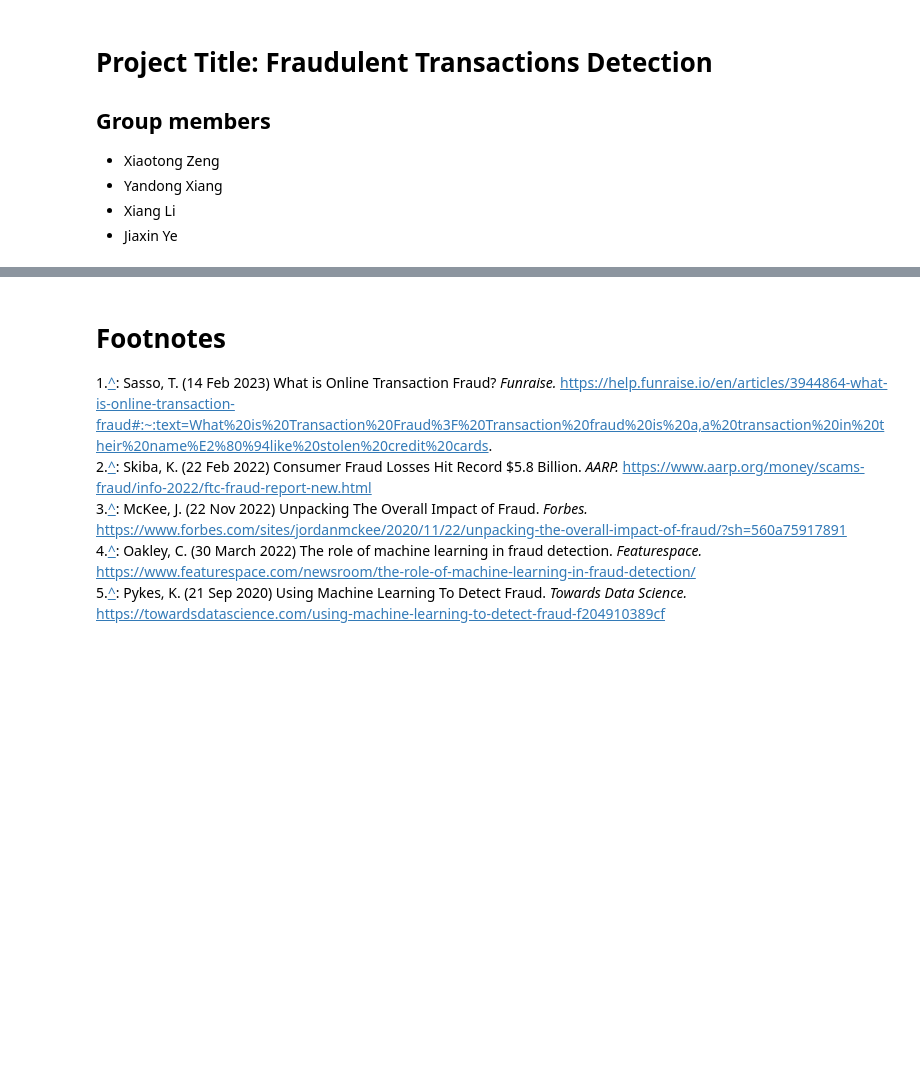
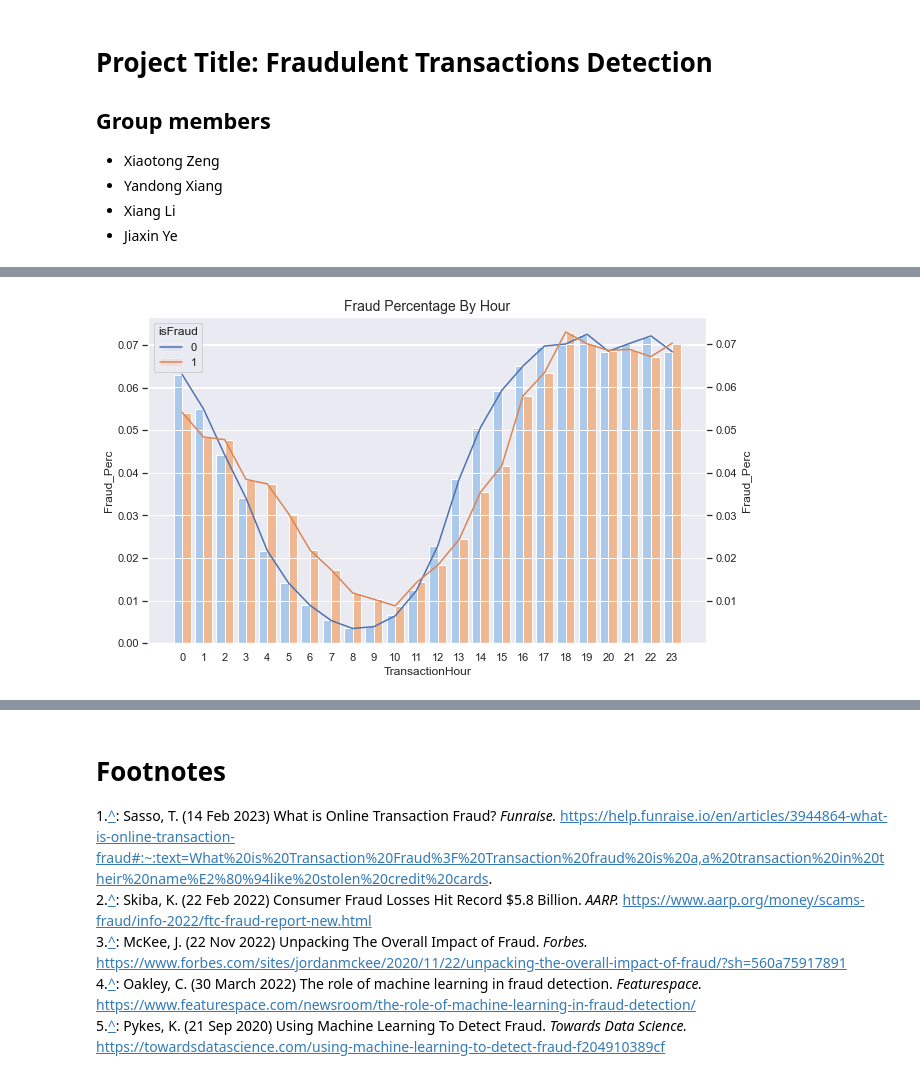
Before and after one commit to COGS118A/Group005-Wi23, a Jupyter notebook: FinalProjectGroup005-Wi23.ipynb, the cells around one changed output, grey strips where cells are left out. Cells and saved outputs as stored; diff of their text form; code cells hidden in the pictures; blank space fills up the shorter version.

```diff
--- a/FinalProjectGroup005-Wi23.ipynb
+++ b/FinalProjectGroup005-Wi23.ipynb
@@ -172,0 +81,7 @@ Reiterate your main point and in just a few sentences tell us how your results s
+# %%
+train_transaction_path = "data/train_transaction.csv"
+train_identity_path = "data/train_identity.csv"
+train_transaction = pd.read_csv(train_transaction_path)
+train_identity = pd.read_csv(train_identity_path)
+train_df = pd.merge(train_identity, train_transaction, on="TransactionID", how='right')
+print(train_df.shape)
@@ -172,0 +94,6 @@ Reiterate your main point and in just a few sentences tell us how your results s
+# %%
+train_is_fraud = train_df[train_df['isFraud']==1].sample(replace=False, n=len(train_df[train_df['isFraud']==1]))
+train_is_not_fraud = train_df[train_df['isFraud']==0].sample(replace=False, n=len(train_is_fraud))
+train_df = pd.concat([train_is_fraud, train_is_not_fraud])
+print(train_df.shape)
+train_df['isFraud'].value_counts()
@@ -172,0 +109,24 @@ Reiterate your main point and in just a few sentences tell us how your results s
+# %%
+#Transform TransactionDT into Hour, Day of Week
+def convert_hour(x):
+    return (x // (1 * 60 * 60)) % 24
+
+def convert_day_of_week(x):
+    return (x // (24 * 60 * 60)) % 7
+
+train_df['TransactionDT'] = train_df['TransactionDT'] - min(train_df['TransactionDT'])
+train_df['TransactionHour'] = train_df['TransactionDT'].apply(convert_hour)
+train_df['TransactionDayOfWeek'] = train_df['TransactionDT'].apply(convert_day_of_week)
+
+fraud_hour_perc = pd.DataFrame(train_df.groupby(['isFraud', 'TransactionHour'])['isFraud'].count()).rename(columns={"isFraud": "Fraud_Perc"})
+fraud_hour_perc_df = fraud_hour_perc / fraud_hour_perc.groupby(level=0).sum()
+fraud_hour_perc_df = fraud_hour_perc_df.reset_index()
+fig, ax1 = plt.subplots(figsize=(10,6))
+ax1.set_title('Fraud Percentage By Hour', fontsize=14)
+ax1 = sns.barplot(x="TransactionHour", y="Fraud_Perc", hue="isFraud", palette="pastel", data=fraud_hour_perc_df)
+ax1.tick_params(axis='y')
+ax2 = ax1.twinx()
+ax2 = sns.lineplot(x='TransactionHour', y='Fraud_Perc', data = fraud_hour_perc_df, sort=False, hue="isFraud")
+plt.show()
+# %% [output]
+[figure, added]
```
Also changed, not shown: parts of 51 cells of this notebook, 2 other files.
